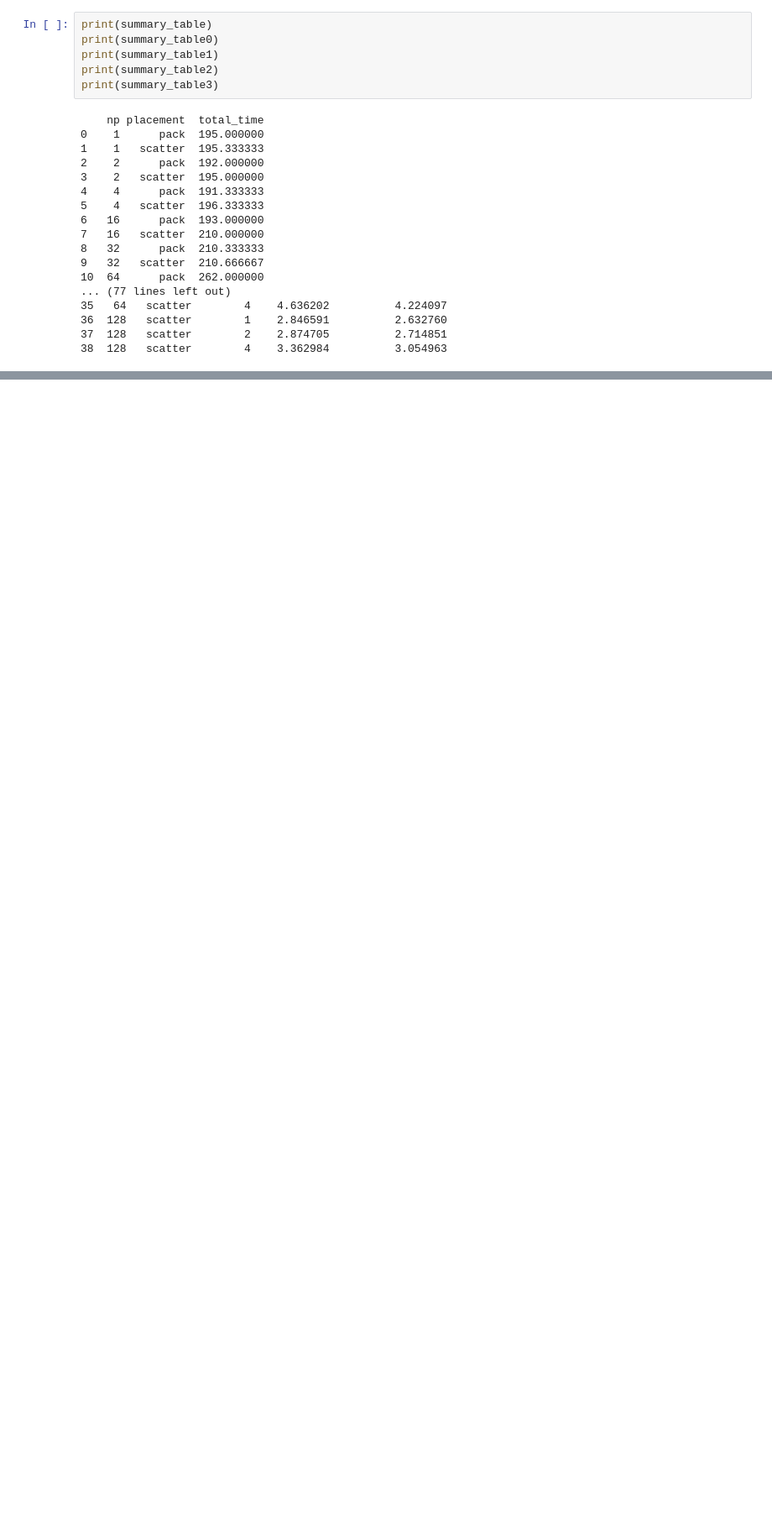
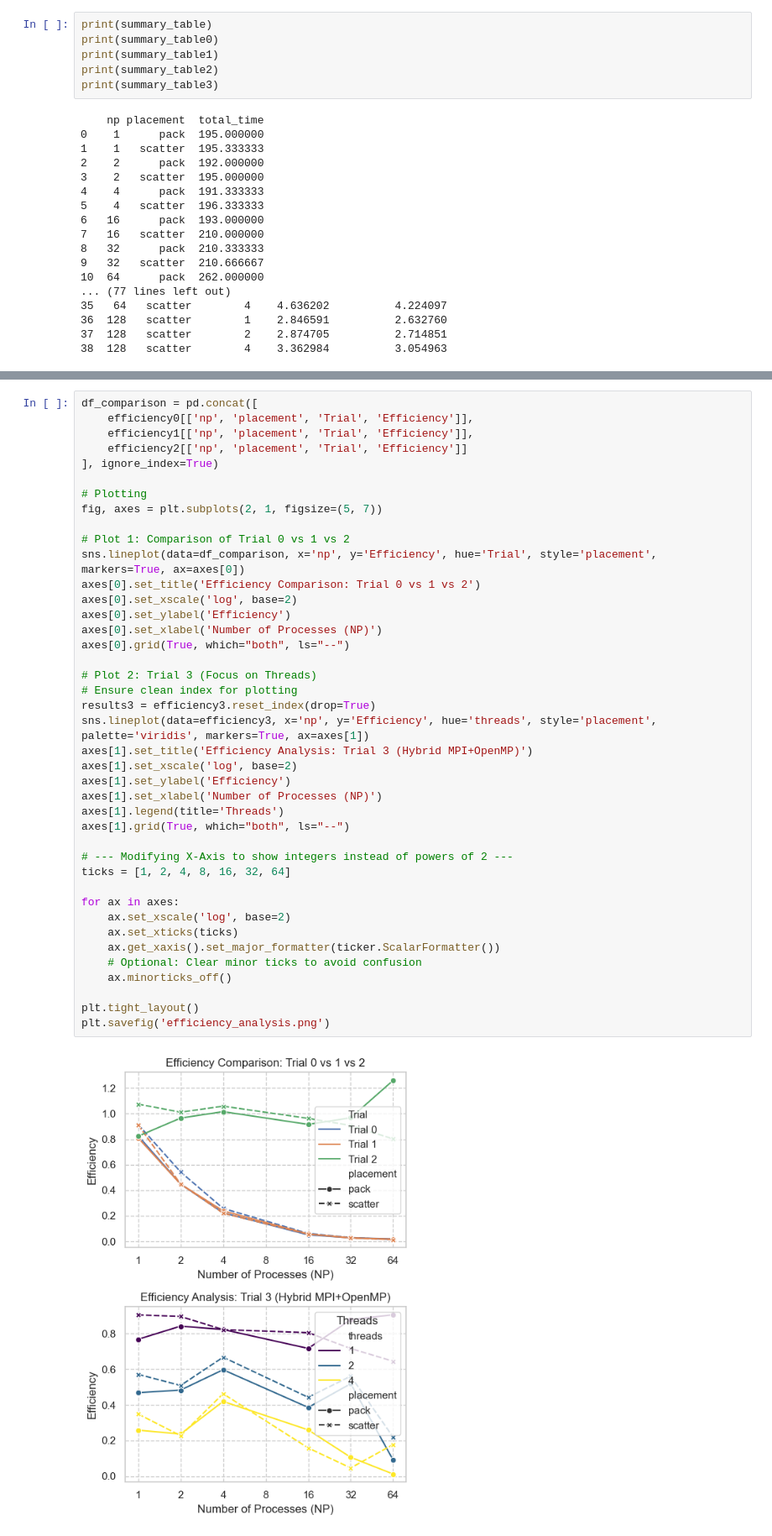
Before and after one commit to HFR1994/hpc_prro, a Jupyter notebook: logs/analysis.ipynb, the cells around one changed output, grey strips where cells are left out. Shown at 84% size. Drawn from its saved outputs; the diff is of its cells as text; blank space fills up the shorter version.

```diff
--- a/logs/analysis.ipynb
+++ b/logs/analysis.ipynb
@@ -206,3 +277,46 @@ print(summary_table3)
+# %%
+df_comparison = pd.concat([
+    efficiency0[['np', 'placement', 'Trial', 'Efficiency']],
+    efficiency1[['np', 'placement', 'Trial', 'Efficiency']],
+    efficiency2[['np', 'placement', 'Trial', 'Efficiency']]
+], ignore_index=True)
+
+# Plotting
+fig, axes = plt.subplots(2, 1, figsize=(5, 7))
+
+# Plot 1: Comparison of Trial 0 vs 1 vs 2
+sns.lineplot(data=df_comparison, x='np', y='Efficiency', hue='Trial', style='placement', markers=True, ax=axes[0])
+axes[0].set_title('Efficiency Comparison: Trial 0 vs 1 vs 2')
+axes[0].set_xscale('log', base=2)
+axes[0].set_ylabel('Efficiency')
+axes[0].set_xlabel('Number of Processes (NP)')
+axes[0].grid(True, which="both", ls="--")
+
+# Plot 2: Trial 3 (Focus on Threads)
+# Ensure clean index for plotting
+results3 = efficiency3.reset_index(drop=True)
+sns.lineplot(data=efficiency3, x='np', y='Efficiency', hue='threads', style='placement', palette='viridis', markers=True, ax=axes[1])
+axes[1].set_title('Efficiency Analysis: Trial 3 (Hybrid MPI+OpenMP)')
+axes[1].set_xscale('log', base=2)
+axes[1].set_ylabel('Efficiency')
+axes[1].set_xlabel('Number of Processes (NP)')
+axes[1].legend(title='Threads')
+axes[1].grid(True, which="both", ls="--")
+
+# --- Modifying X-Axis to show integers instead of powers of 2 ---
+ticks = [1, 2, 4, 8, 16, 32, 64]
+
+for ax in axes:
+    ax.set_xscale('log', base=2)
+    ax.set_xticks(ticks)
+    ax.get_xaxis().set_major_formatter(ticker.ScalarFormatter())
+    # Optional: Clear minor ticks to avoid confusion
+    ax.minorticks_off()
+
+plt.tight_layout()
+plt.savefig('efficiency_analysis.png')
+# %% [output]
+[figure, added]
 # %%
 # 1. Prepare the Baseline
 # Rename columns to avoid confusion during merge
```
Also changed, not shown: parts of 13 cells of this notebook, 8 other files.
